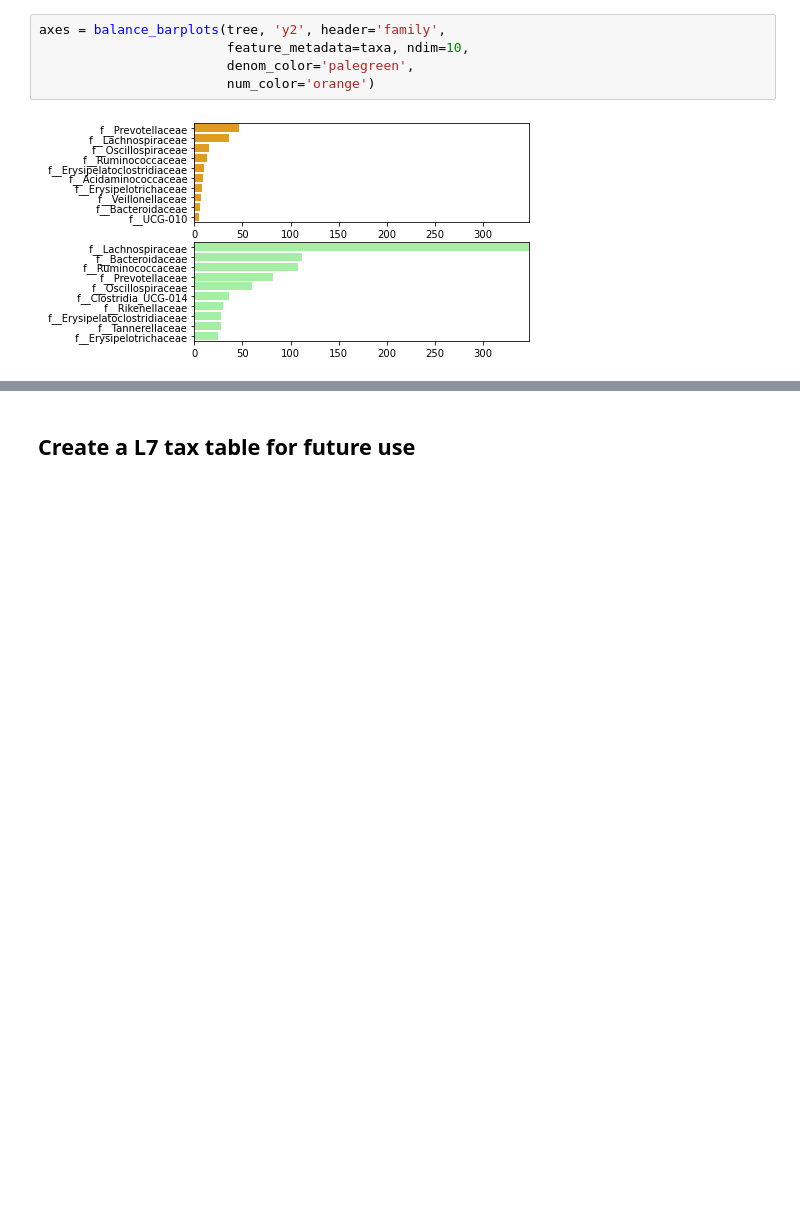
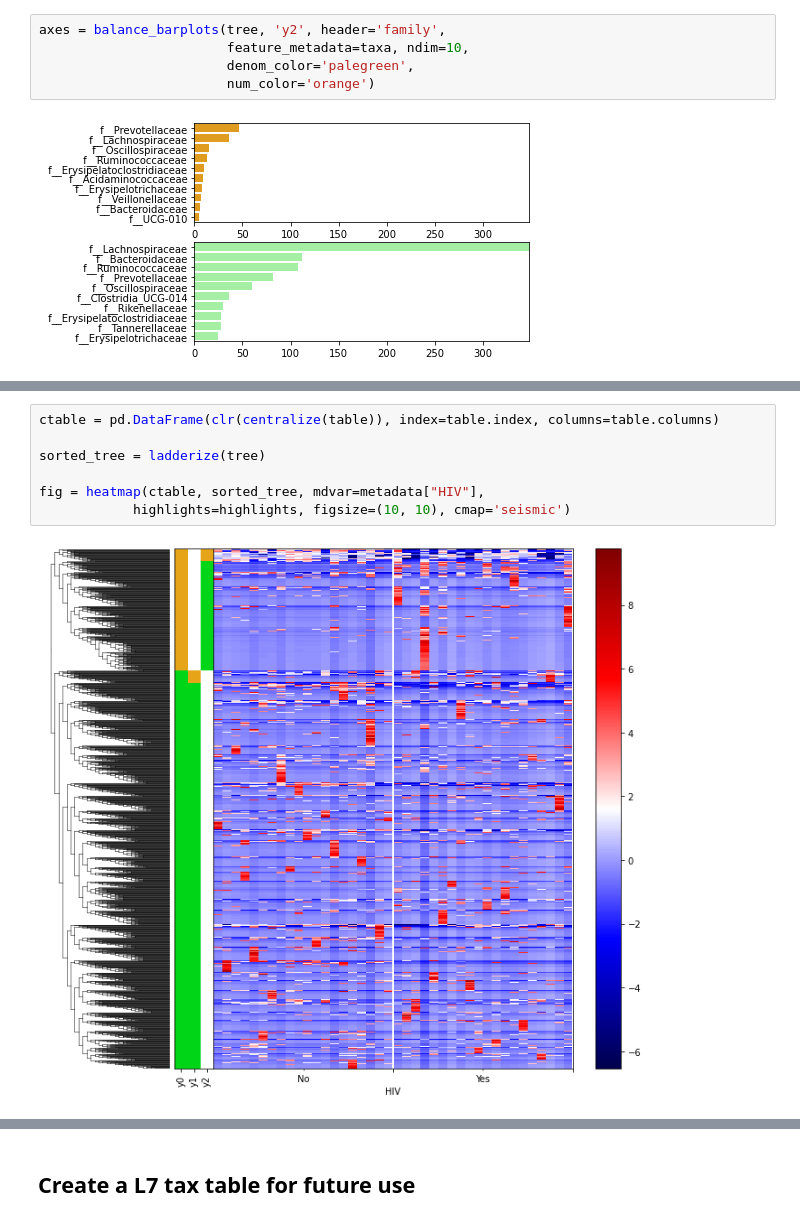
Before and after one commit to sterrettJD/HIV-microbiome, a Jupyter notebook: Analysis.ipynb, the cells around one changed output, grey strips where cells are left out. Cells and saved outputs as stored; diff of their text form; blank space fills up the shorter version.

```diff
--- a/Analysis.ipynb
+++ b/Analysis.ipynb
@@ -555,0 +582,9 @@ axes = balance_barplots(tree, 'y2', header='family',
+# %%
+ctable = pd.DataFrame(clr(centralize(table)), index=table.index, columns=table.columns)
+
+sorted_tree = ladderize(tree)
+
+fig = heatmap(ctable, sorted_tree, mdvar=metadata["HIV"],
+            highlights=highlights, figsize=(10, 10), cmap='seismic')
+# %% [output]
+[figure, added]
```
Also changed, not shown: parts of 10 cells of this notebook.
